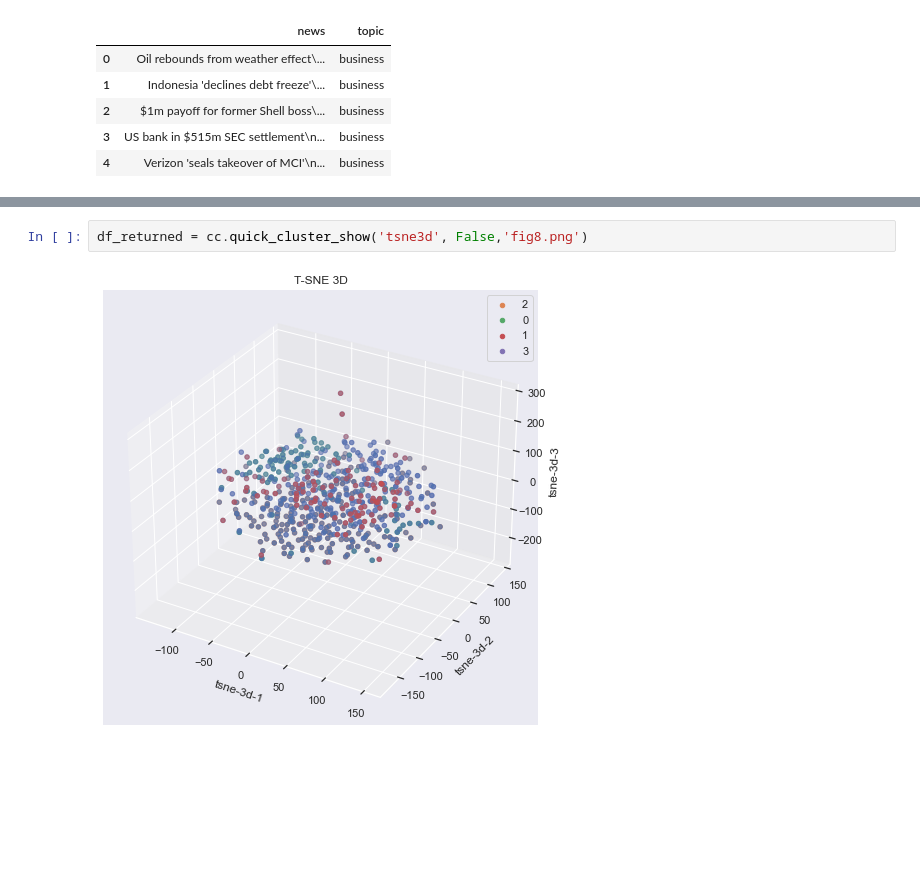
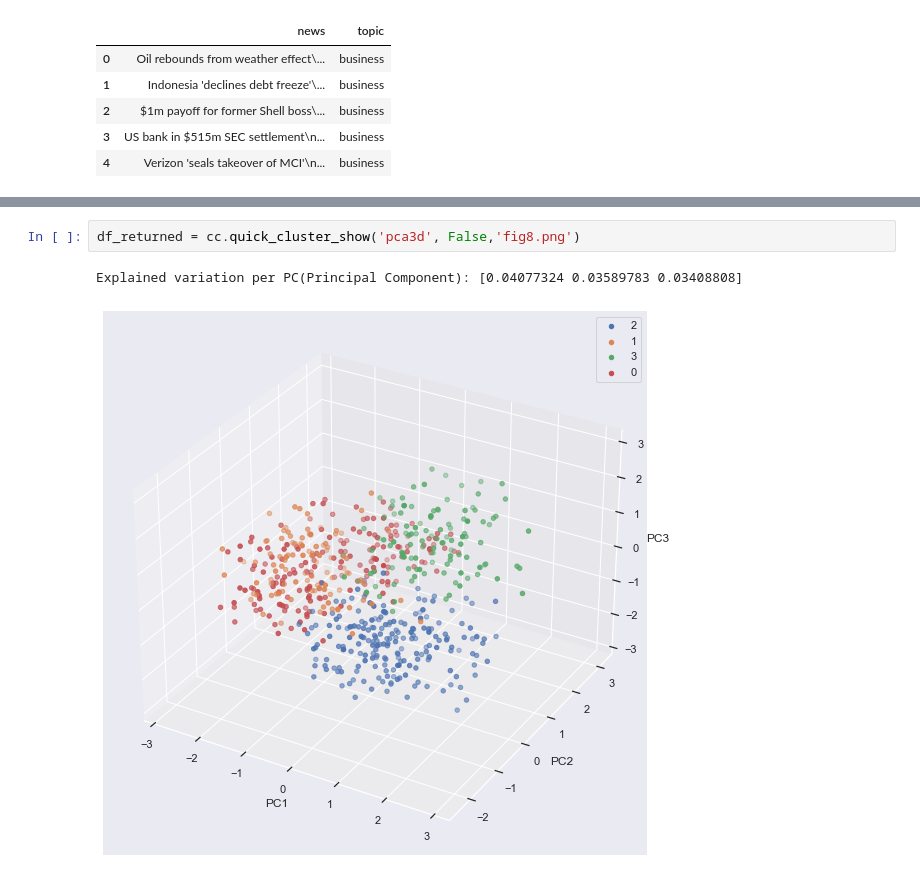
Before and after one commit to DSDanielPark/corpus-show, a Jupyter notebook: tutorials/corpusshow_tutorial.ipynb, the cells around one changed output, grey strips where cells are left out. Cells and saved outputs as stored; diff of their text form; blank space fills up the shorter version.

```diff
--- a/tutorials/corpusshow_tutorial.ipynb
+++ b/tutorials/corpusshow_tutorial.ipynb
@@ -280,7 +177,8 @@ df_returned = cc.quick_cluster_show('tsne3d', False, 'fig7.png')
 # %%
-df_returned = cc.quick_cluster_show('tsne3d', False,'fig8.png')
+df_returned = cc.quick_cluster_show('pca3d', False,'fig8.png')
 # %% [output]
+Explained variation per PC(Principal Component): [0.04077324 0.03589783 0.03408808]
-[figure, old version]
+[figure, new version]
 # %%
 df_returned
 # %% [output]
```
Also changed, not shown: parts of 21 cells of this notebook.
